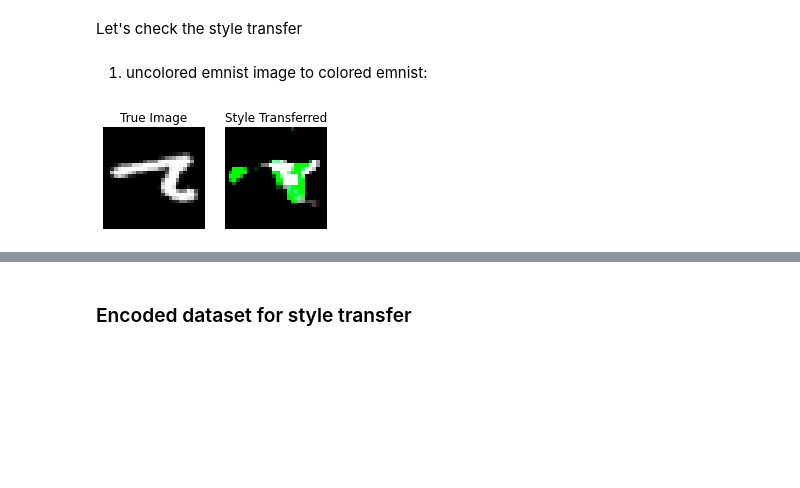
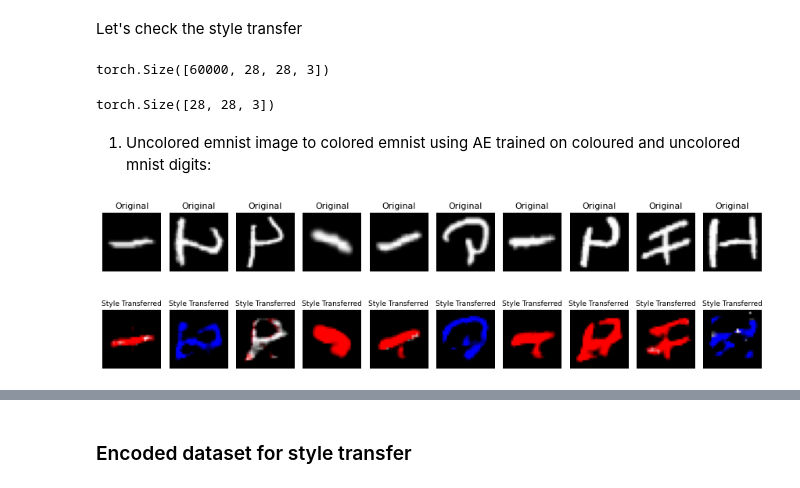
Before and after one commit to lukevoss/GNN, a Jupyter notebook: Project/style_transfer_inference.ipynb, the cells around one changed output, grey strips where cells are left out. Saved outputs shown, nothing was run; the diff lists cells and outputs as text; code cells hidden in the pictures; blank space fills up the shorter version.

```diff
--- a/Project/style_transfer_inference.ipynb
+++ b/Project/style_transfer_inference.ipynb
@@ -290,6 +287,18 @@ emnist_expanded.shape, emnist_perm.shape
 (torch.Size([20800, 28, 28, 3]), torch.Size([20800, 3, 28, 28]))
 # %%
 ### create encodings
-encoding_emnist_test= ae_pretrained_2.encoder(emnist_perm)
+encoding_emnist_test= ae_pretrained.encoder(emnist_perm)#ae_pretrained_2.encoder(emnist_perm)
+encoding_emnist_test_2= ae_pretrained_2.encoder(emnist_perm)
 # %% [markdown]
 Let's check the style transfer
+# %%
+### let's also load colored mnist images
+colored_digits_load = np.load('D:\\Desktop\\master_scientific_computing\\first_semester\\GNN\\project_repository\\GNN-exercises\\Project\\datasets\\colored_rgb_mnist_train.npz')
+colored_digits= torch.tensor(colored_digits_load["images"])
+colored_digits.shape
+# %% [output]
+torch.Size([60000, 28, 28, 3])
+# %%
+colored_digits[0].shape
+# %% [output]
+torch.Size([28, 28, 3])
@@ -296,16 +310,30 @@ Let's check the style transfer
 # %% [markdown]
-1. uncolored emnist image to colored emnist:
+1. Uncolored emnist image to colored emnist using AE trained on coloured and uncolored mnist digits:
-# %%
-### single emnist image
-i = random.sample(range(len(encoding_emnist_test)), 1)[0]
-x_uncolored, y_label=encoding_emnist_test[i,:], labels_test[i]# labels will change here
-x_uncolored, y_label= x_uncolored.to(device), y_label.to(device)
-x_trans_check= style_transfer_after_training(model_cinn_style_transfer,
-                                             x_uncolored, y_label, 1, device=device)
-
-### let's send x through the decoder
-decoded_x_style_trans= decode_latent_vec(x_trans_check, ae_pretrained_2)
-
-plot_images(emnist_perm[i], decoded_x_style_trans)
-# %% [output]
-[figure, removed]
+# %%
+# Select 5 random indices from the test set
+import random
+random_indices = [8921, 7920, 7876, 7006, 6800, 5407, 6653, 7302, 5931, 7062]#random.sample(range(len(encoding_emnist_test[:9000])), 10)
+
+# Perform style transfer and plot for each selected image
+images_to_plot = []
+titles = []
+
+for i in random_indices:
+    x_uncolored, y_label = encoding_emnist_test[i], labels_test[i]
+    x_uncolored, y_label= x_uncolored.to(device), y_label.to(device)
+    source_style_label = 0 if y_label == 1 else 1
+    label_target_style = 1 if y_label == 0 else 0
+
+    x_trans_check = style_transfer_after_training(model_cinn_style_transfer,
+                                                  x_uncolored, y_label, label_target_style, device=device)
+
+    # decoded_original = decode_latent_vec(x_uncolored, ae_pretrained)
+    decoded_x_style_trans = decode_latent_vec(1.0* x_trans_check, ae_pretrained)
+
+    images_to_plot.append((emnist_perm[i], decoded_x_style_trans))
+    titles.append(('Original', 'Style Transferred'))
+
+    # Plot the original and style transferred images in a subplot
+plot_images_subplot(images_to_plot, titles)
+# %% [output]
+[figure, added]
```
Also changed, not shown: parts of 26 cells of this notebook, 2 other files.
